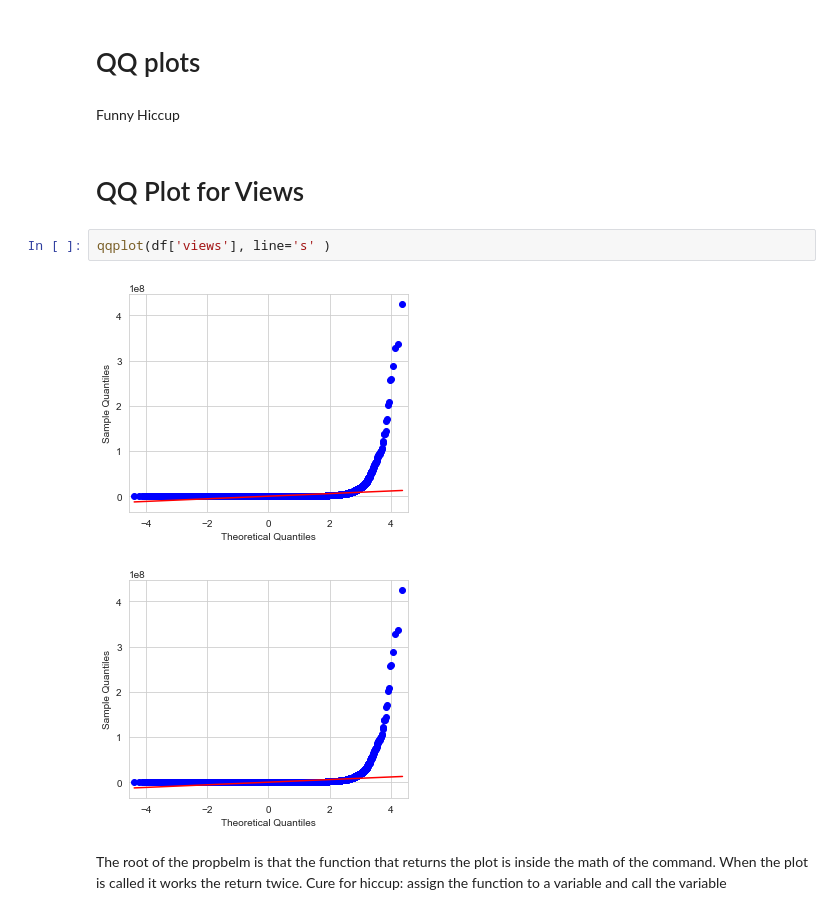
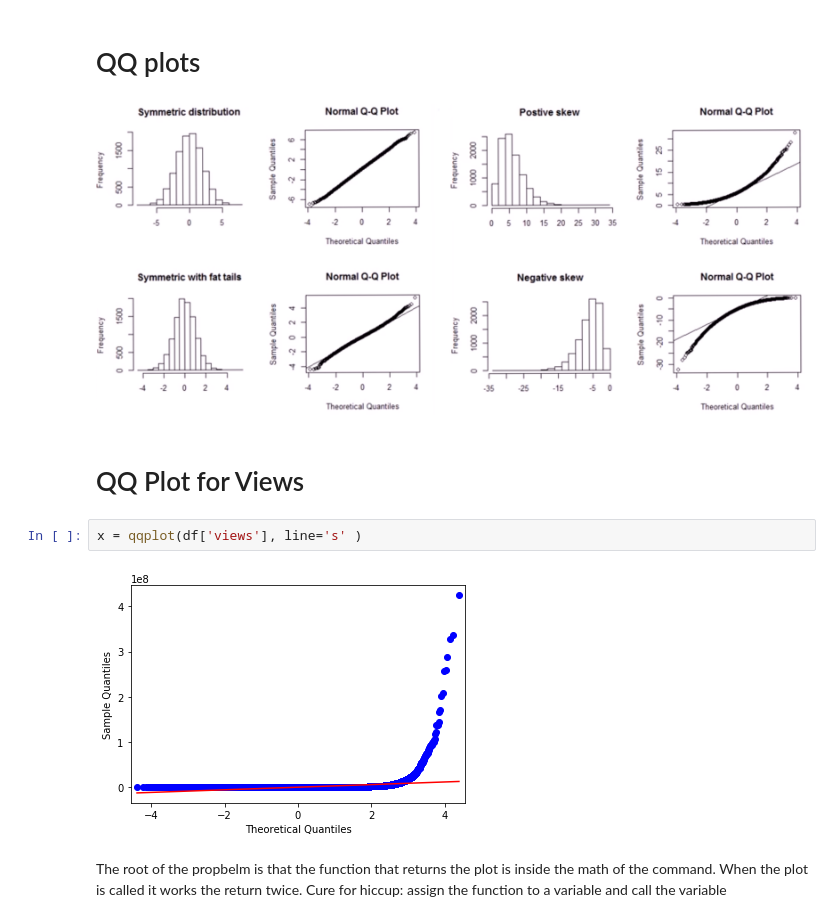
Before and after one commit to VadimAcosta/youtube, a Jupyter notebook: youtube.ipynb, the cells around one changed output. Saved outputs shown, nothing was run; the diff lists cells and outputs as text.

```diff
--- a/youtube.ipynb
+++ b/youtube.ipynb
@@ -197,14 +192,13 @@ df.describe()
 # %% [markdown]
 # QQ plots
-# %% [markdown]
-Funny Hiccup
+# %% [markdown]
+![QQ%20plots.png](attachment:QQ%20plots.png)
 # %% [markdown]
 # QQ Plot for Views
 # %%
-qqplot(df['views'], line='s' )
+x = qqplot(df['views'], line='s' )
 # %% [output]
-[figure, old version]
+[figure, new version]
-[figure, removed]
 # %% [markdown]
 The root of the propbelm is that the function that returns the plot is inside the math of the command. When the plot is called it works the return twice.
 Cure for hiccup: assign the function to a variable and call the variable
```
Also changed, not shown: parts of 35 cells of this notebook.
